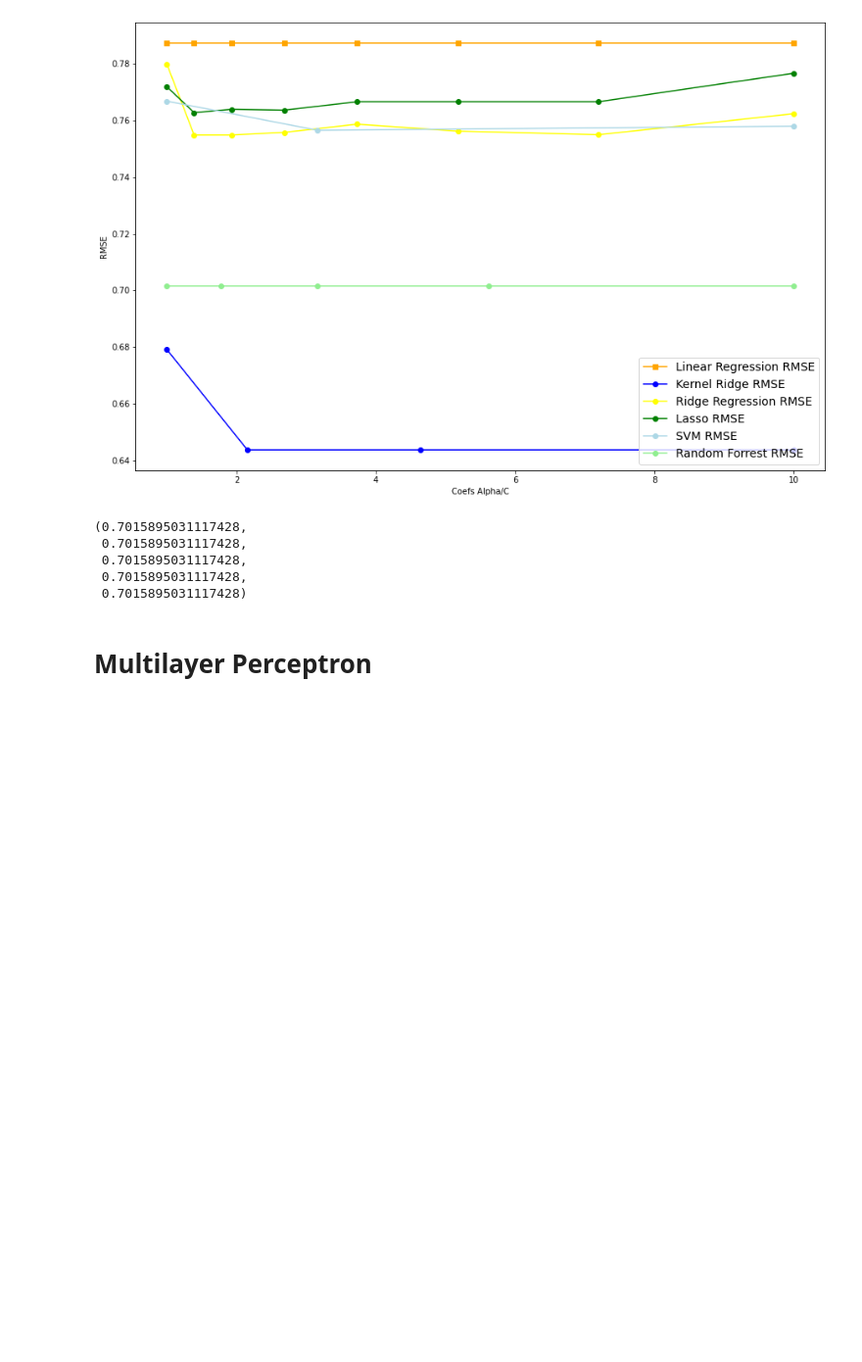
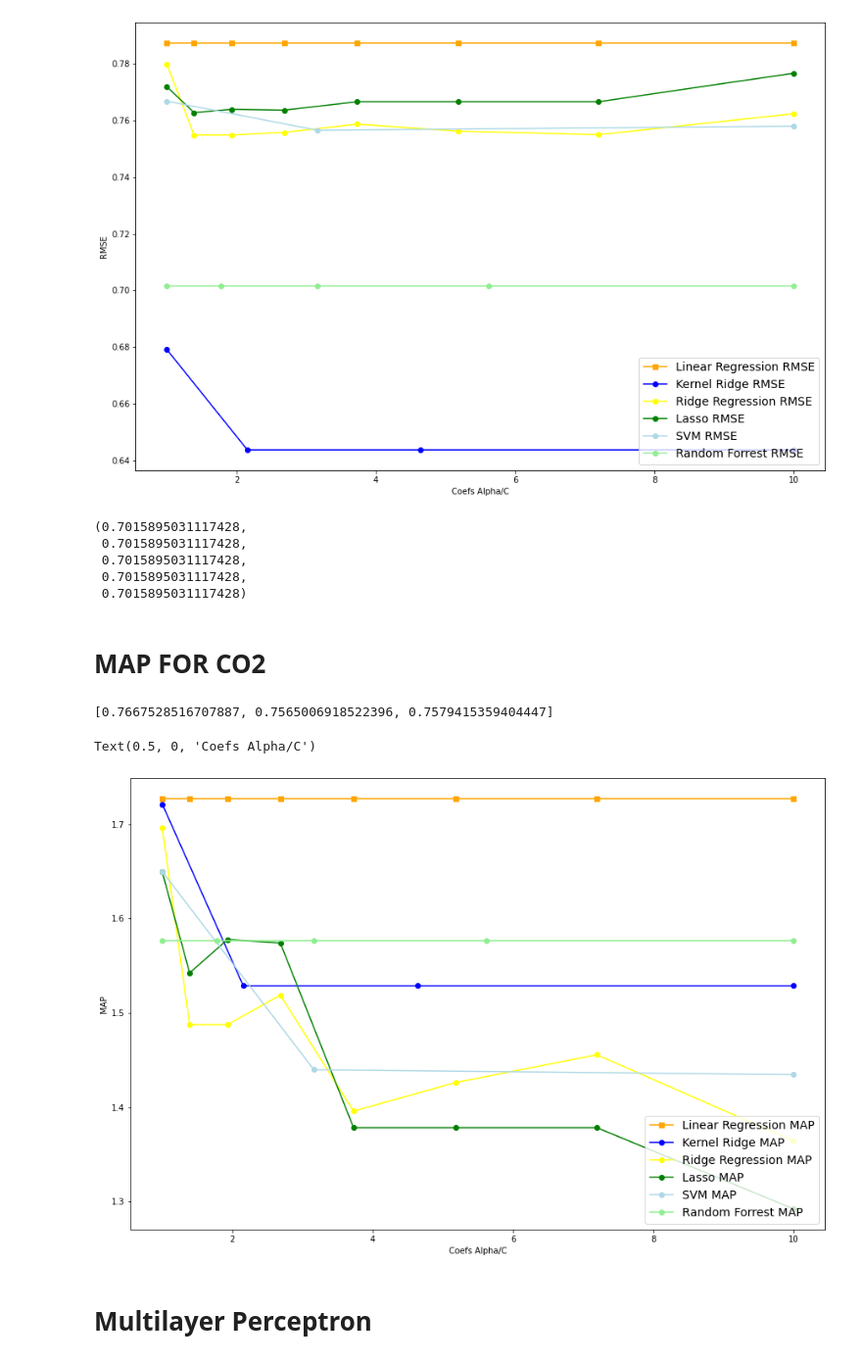
Before and after one commit to benMiniconi/Seattle2050, a Jupyter notebook: ProjetFinal/Modelisation.ipynb, the cells around one changed output. Shown at 98% size. Saved outputs shown, nothing was run; the diff lists cells and outputs as text; code cells hidden in the pictures; blank space fills up the shorter version.

```diff
--- a/ProjetFinal/Modelisation.ipynb
+++ b/ProjetFinal/Modelisation.ipynb
@@ -559,0 +527,24 @@ Calculation Time 0 seconds
+# %%
+#TODO ajouter sur le graph
+#TODO scoring mean_absolute_percentage_error
+#TODO feature importance
+#import eli5
+#eli5.show_weights(model, feature_names = X.columns.tolist())
+Y_pred_RegressionTree = []
+rmseRegressionTree = []
+scoreRegressionTree = []
+mapRegressionTree = []
+now = time.time()
+RegressionTree = DecisionTreeRegressor()
+RegressionTree.fit(X_train, y_train.ravel())
+Y_pred_RegressionTree.append(RegressionTree.predict(X_test))
+rmseRegressionTree.append(np.sqrt(metrics.mean_squared_error(y_test.ravel(), Y_pred_RegressionTree[-1])))
+mapRegressionTree.append(np.sqrt(metrics.mean_absolute_percentage_error(y_test, Y_pred_RegressionTree[-1])))
+scoreRegressionTree.append(RegressionTree.score)
+print(rmseRegressionTree)
+eli5.show_weights(RegressionTree, feature_names = ['YearBuilt', 'PropertyGFATotal',  "LocationEnc", "LargestPropertyUseTypeEnc", "PropertyGFAParkingEnc", "NumberofFloorsEnc", "NumberofBuildingsEnc", 'NeighborhoodEnc', 'PrimaryPropertyTypeEnc', 'BuildingTypeEnc'])
+
+#Calculation time
+later = time.time()
+difference = int(later - now)
+print("Calculation Time", difference, "seconds")
@@ -661,14 +655,34 @@ plt.xlabel("Coefs Alpha/C")
 [0.7667528516707887, 0.7565006918522396, 0.7579415359404447]
 Text(0.5, 0, 'Coefs Alpha/C')
 [figure]
-# %%
-(rmseRegressionTree[0], rmseRegressionTree[0], rmseRegressionTree[0], rmseRegressionTree[0], rmseRegressionTree[0])
-# %% [output]
-(0.7015895031117428,
- 0.7015895031117428,
- 0.7015895031117428,
- 0.7015895031117428,
- 0.7015895031117428)
+# %%
+(rmseRegressionTree[0], rmseRegressionTree[0], rmseRegressionTree[0], rmseRegressionTree[0], rmseRegressionTree[0])
+# %% [output]
+(0.7015895031117428,
+ 0.7015895031117428,
+ 0.7015895031117428,
+ 0.7015895031117428,
+ 0.7015895031117428)
+# %% [markdown]
+# MAP FOR CO2
+# %%
+fig = plt.figure(figsize=(15, 10))
+#np.logspace(-5, 5, 10),
+print(rmseLinearSVR)
+plt.plot(np.logspace(0, 1, 8), mapLinearRegression,  color="orange", marker='s', label="Linear Regression MAP")
+plt.plot(np.logspace(0, 1, 4), map_kernel_ridge,  color="blue", marker='o', label="Kernel Ridge MAP")
+plt.plot(np.logspace(0, 1, 8), mapRidge,  color="yellow", marker='o', label="Ridge Regression MAP")
+plt.plot(np.logspace(0, 1, 8), mapLasso,  color="green", marker='o', label="Lasso MAP")
+plt.plot(np.logspace(0, 1, 3), mapLinearSVR,  color="lightblue", marker='o', label="SVM MAP")
+plt.plot(np.logspace(0, 1, 5), (mapRegressionTree[0], mapRegressionTree[0], mapRegressionTree[0], mapRegressionTree[0], mapRegressionTree[0]) ,  color="lightgreen", marker='o', label="Random Forrest MAP")
+plt.title("Map Error for C02 models")
+plt.legend(loc="lower right", fontsize=14)
+plt.ylabel("MAP")
+plt.xlabel("Coefs Alpha/C")
+# %% [output]
+[0.7667528516707887, 0.7565006918522396, 0.7579415359404447]
+Text(0.5, 0, 'Coefs Alpha/C')
+[figure, added]
 # %% [markdown]
 #  Multilayer Perceptron
 # %%
```
Also changed, not shown: parts of 60 cells of this notebook, 1 other file.
